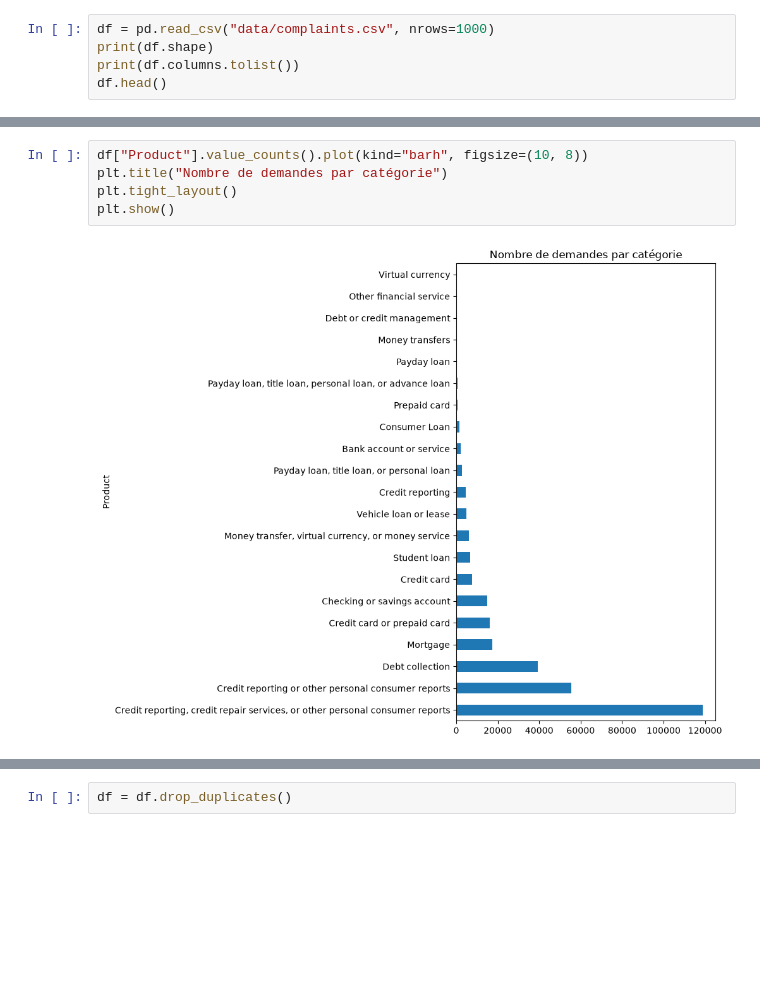
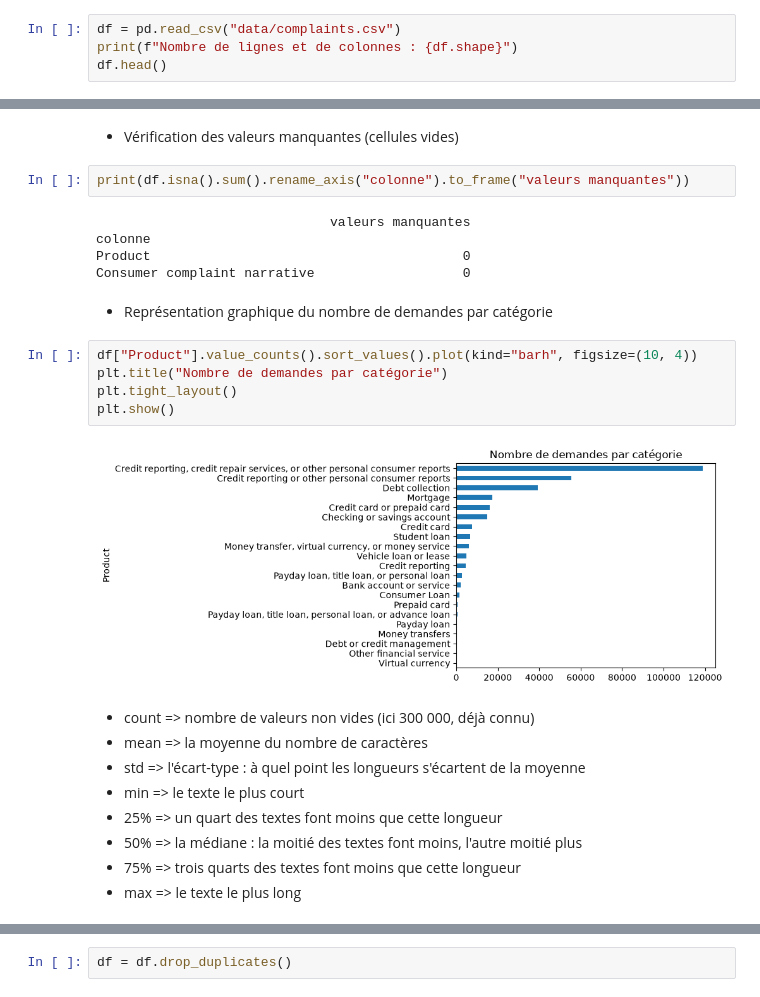
Before and after one commit to jeremieflahaut/blent-classification-demandes, a Jupyter notebook: classification.ipynb, the cells around one changed output, grey strips where cells are left out. Cells and saved outputs as stored; diff of their text form; blank space fills up the shorter version.

```diff
--- a/classification.ipynb
+++ b/classification.ipynb
@@ -51,6 +46,5 @@ méthode reste identique ; seuls les mots vides changent.
 # %%
-df = pd.read_csv("data/complaints.csv", nrows=1000)
-print(df.shape)
-print(df.columns.tolist())
+df = pd.read_csv("data/complaints.csv")
+print(f"Nombre de lignes et de colonnes : {df.shape}")
 df.head()
 # %% [output]
@@ -96,9 +79,29 @@ Consumer complaint narrative  0
+# %% [markdown]
+- Vérification des valeurs manquantes (cellules vides)
+# %%
+print(df.isna().sum().rename_axis("colonne").to_frame("valeurs manquantes"))
+# %% [output]
+                              valeurs manquantes
+colonne
+Product                                        0
+Consumer complaint narrative                   0
+# %% [markdown]
+- Représentation graphique du nombre de demandes par catégorie
 # %%
-df["Product"].value_counts().plot(kind="barh", figsize=(10, 8))
+df["Product"].value_counts().sort_values().plot(kind="barh", figsize=(10, 4))
 plt.title("Nombre de demandes par catégorie")
 plt.tight_layout()
 plt.show()
 # %% [output]
-[figure, old version]
+[figure, new version]
+# %% [markdown]
+- count => nombre de valeurs non vides (ici 300 000, déjà connu)
+- mean => la moyenne du nombre de caractères
+- std => l'écart-type :  à quel point les longueurs s'écartent de la moyenne
+- min => le texte le plus court
+- 25% => un quart des textes font moins que cette longueur
+- 50% => la médiane : la moitié des textes font moins, l'autre moitié plus
+- 75% => trois quarts des textes font moins que cette longueur
+- max => le texte le plus long
 # %%
 longueurs = df["Consumer complaint narrative"].str.len()
```
Also changed, not shown: parts of 34 cells of this notebook.
